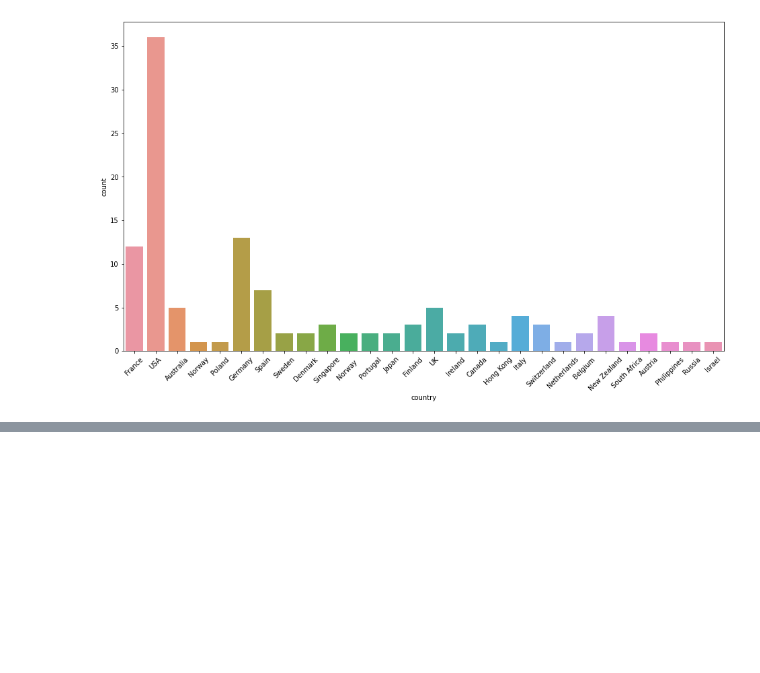
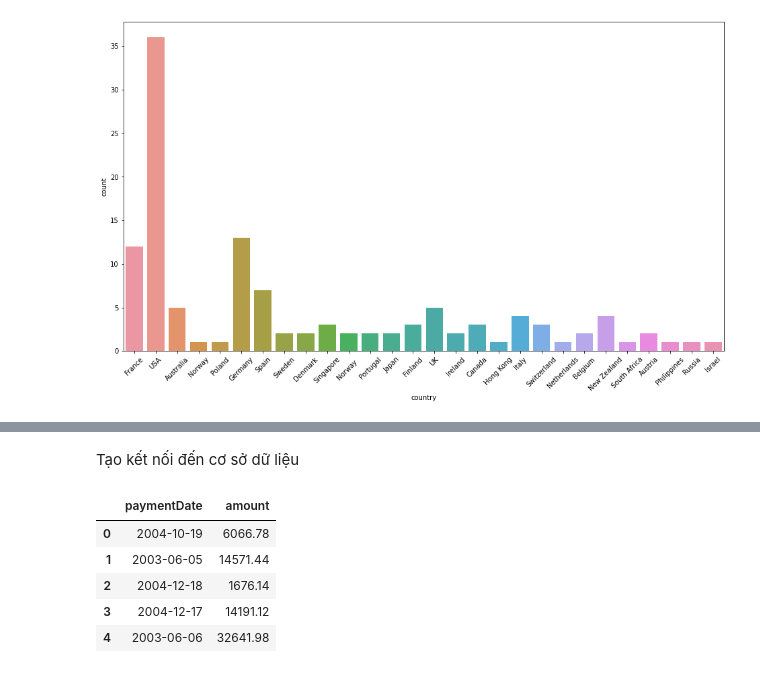
Before and after one commit to hainmit09/DataAnalysis, a Jupyter notebook: Bài_8_SQL.ipynb, the cells around one changed output, grey strips where cells are left out. Cells and saved outputs as stored; diff of their text form; code cells hidden in the pictures; blank space fills up the shorter version.

```diff
--- a/Bài_8_SQL.ipynb
+++ b/Bài_8_SQL.ipynb
@@ -80,0 +108,2 @@ Bài tập 5. Tìm thanh toán lớn nhất của các năm có trong dữ liệ
+# %% [markdown]
+Tạo kết nối đến cơ sở dữ liệu
@@ -80,0 +115,9 @@ Bài tập 5. Tìm thanh toán lớn nhất của các năm có trong dữ liệ
+# %%
+df.head()
+# %% [output]
+|  | paymentDate | amount |
+| 0 | 2004-10-19 | 6066.78 |
+| 1 | 2003-06-05 | 14571.44 |
+| 2 | 2004-12-18 | 1676.14 |
+| 3 | 2004-12-17 | 14191.12 |
+| 4 | 2003-06-06 | 32641.98 |
```
Also changed, not shown: parts of 35 cells of this notebook.
